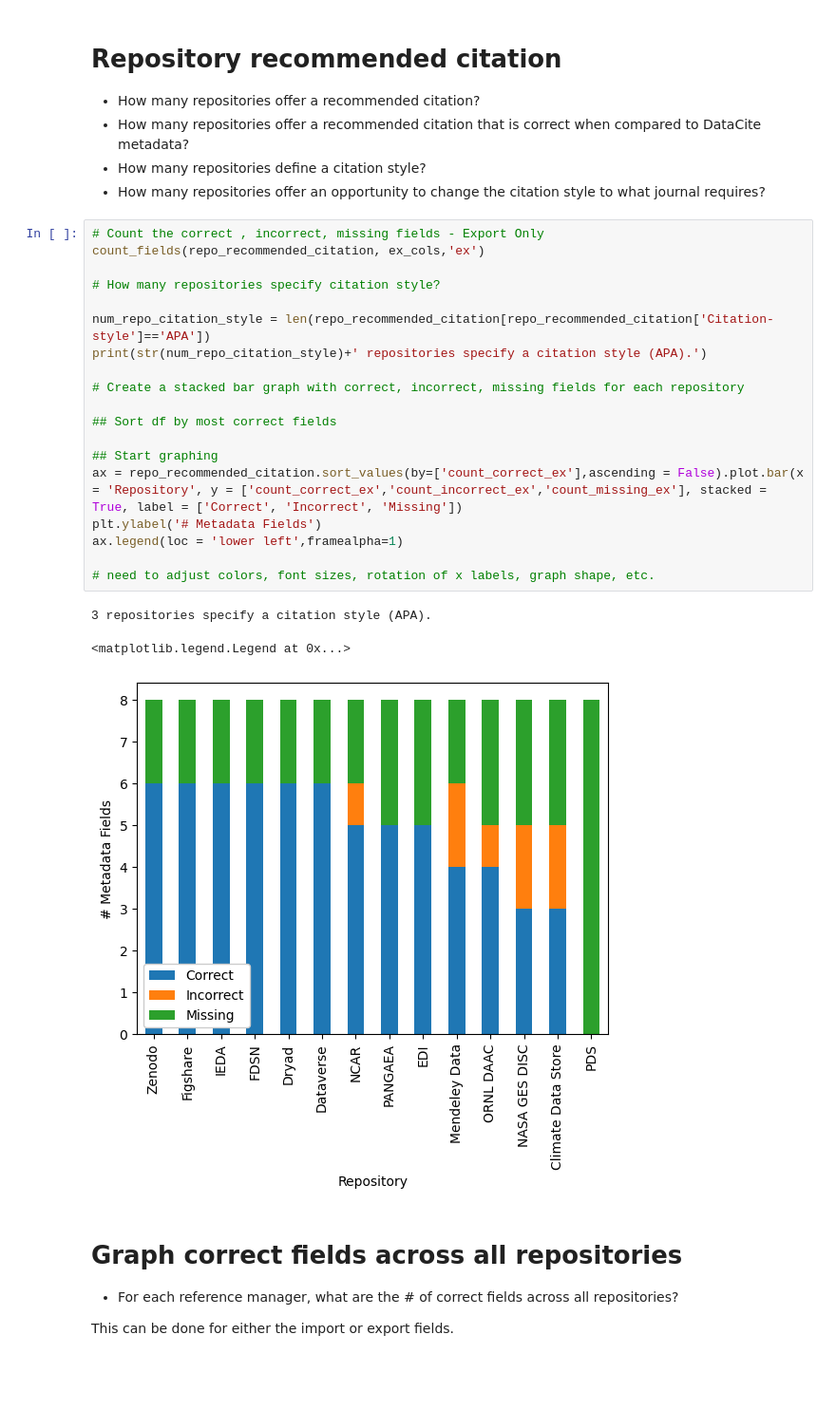
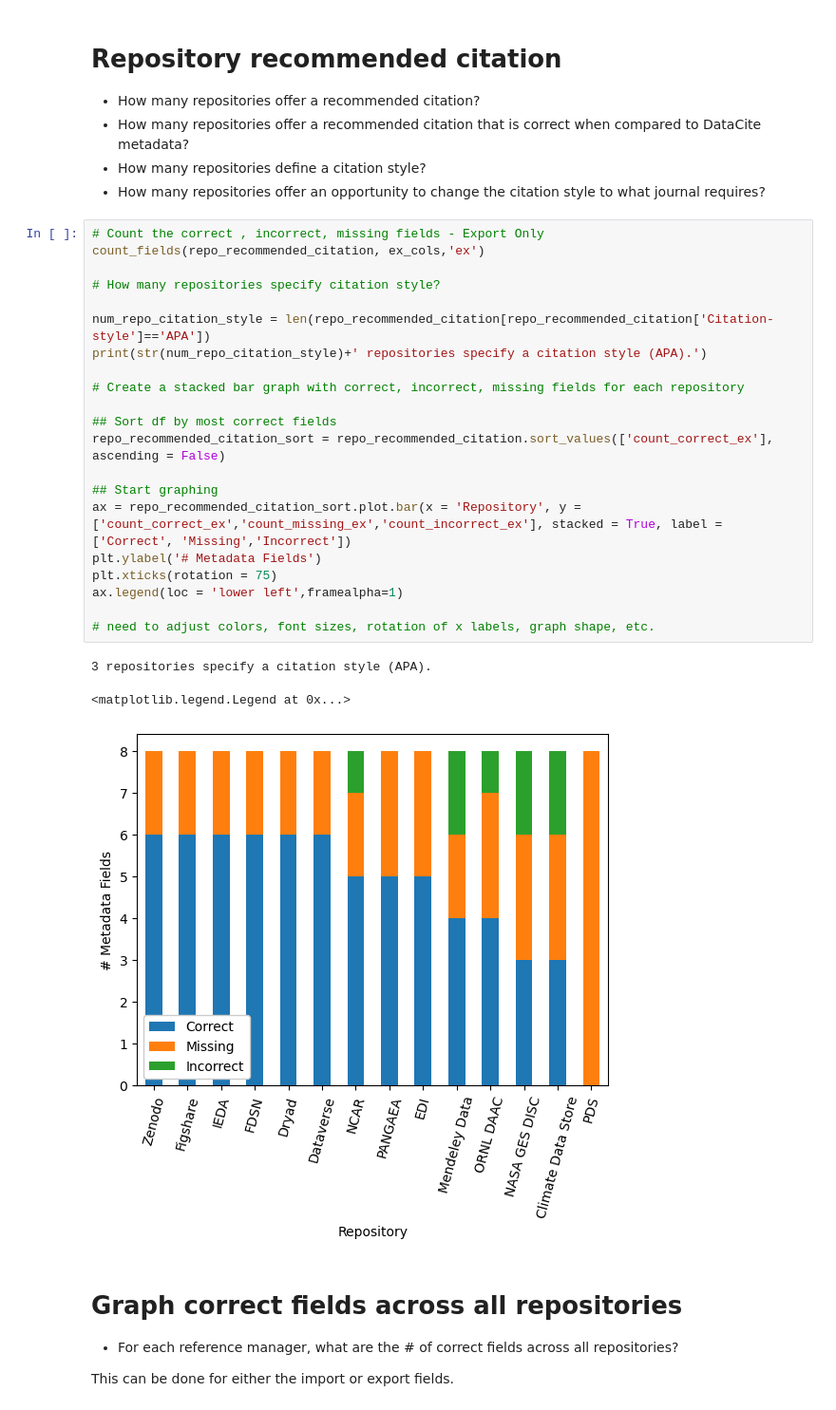
Before and after one commit to kvrouwenvelder/reference-manager-analysis, a Jupyter notebook: reference-manager-citations-ESIP.ipynb, the cells around one changed output. Shown at 95% size. Saved outputs shown, nothing was run; the diff lists cells and outputs as text; blank space fills up the shorter version.

Commit message:
fixed ordering of correct, incorrect, missing in repo-rec-cit; added % and fixed labels in all-repo graph

```diff
--- a/reference-manager-citations-ESIP.ipynb
+++ b/reference-manager-citations-ESIP.ipynb
@@ -128,26 +128,28 @@ check = count_fields(refworks_plugin, im_cols, 'im)')
 # %%
 # Count the correct , incorrect, missing fields - Export Only
 count_fields(repo_recommended_citation, ex_cols,'ex')
 
 # How many repositories specify citation style?
 
 num_repo_citation_style = len(repo_recommended_citation[repo_recommended_citation['Citation-style']=='APA'])
 print(str(num_repo_citation_style)+' repositories specify a citation style (APA).')
 
 # Create a stacked bar graph with correct, incorrect, missing fields for each repository
 
 ## Sort df by most correct fields
+repo_recommended_citation_sort = repo_recommended_citation.sort_values(['count_correct_ex'], ascending = False)
 
 ## Start graphing
-ax = repo_recommended_citation.sort_values(by=['count_correct_ex'],ascending = False).plot.bar(x = 'Repository', y = ['count_correct_ex','count_incorrect_ex','count_missing_ex'], stacked = True, label = ['Correct', 'Incorrect', 'Missing'])
+ax = repo_recommended_citation_sort.plot.bar(x = 'Repository', y = ['count_correct_ex','count_missing_ex','count_incorrect_ex'], stacked = True, label = ['Correct', 'Missing','Incorrect'])
 plt.ylabel('# Metadata Fields')
+plt.xticks(rotation = 75)
 ax.legend(loc = 'lower left',framealpha=1)
 
 # need to adjust colors, font sizes, rotation of x labels, graph shape, etc.
 # %% [output]
 3 repositories specify a citation style (APA).
 <matplotlib.legend.Legend at 0x...>
-[figure, old version]
+[figure, new version]
 # %% [markdown]
 # Graph correct fields across all repositories
 * For each reference manager, what are the # of correct fields across all repositories?
```
Also changed, not shown: parts of 3 cells of this notebook.
